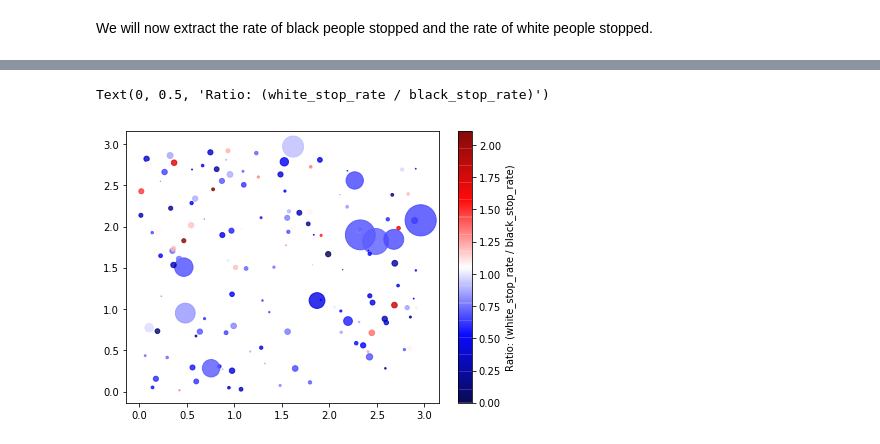
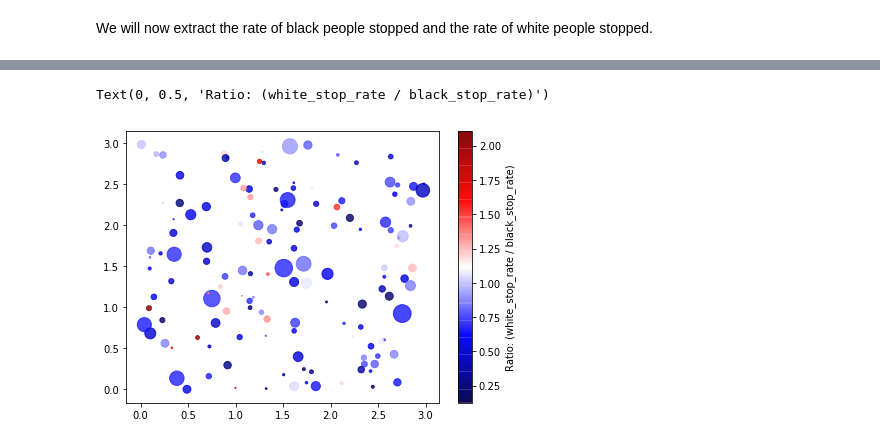
Before and after one commit to epfl-ada/ada-2020-project-milestone-p3-p3_adahn, a Jupyter notebook: Cencus Dataset.ipynb, the cells around one changed output, grey strips where cells are left out. Cells and saved outputs as stored; diff of their text form; code cells hidden in the pictures.

```diff
--- a/Cencus Dataset.ipynb
+++ b/Cencus Dataset.ipynb
@@ -265,3 +272,9 @@ rates.head(10)
+# %%
+# Dataset cleaning
+# Remove entries where the rate of black or white if "inf"
+# That would mean that no black/white are registered in the cencus dataset
+county_to_remove = rates[False == rates['race_stop_rate'].replace([np.inf, -np.inf], np.nan).notna()]['county_name'].values
+rates = rates[False == rates['county_name'].isin(county_to_remove)]
 # %%
 # We now have the rate of black people stopped and the rate of white people stopped
 # We will now compute the ratio of those two different rates
@@ -270,19 +283,20 @@ rates.head(10)
 # If we have ratio > 1:  The rate of white stopped is greater than the rate of black stopped
 # If we have ration < 0: The rate of black stopped is greater than the rate of white stopped
 
-def extract_ratio(race, race_stop_rate, total_stops):
+def extract_ratio(race, race_stop_rate):
     if(race.iloc[0] == 'white'):
         return race_stop_rate.iloc[0]/race_stop_rate.iloc[1]
     else:
         return race_stop_rate.iloc[1]/race_stop_rate.iloc[0]
 
 def appl_merge_rows(x):
-    ratio = extract_ratio(x['subject_race'], x['race_stop_rate'], x['total_stops'])
-    return pd.Series({'total_stops':x['total_stops'].sum(), 'ratio':ratio})
+    ratio = extract_ratio(x['subject_race'], x['race_stop_rate'])
+    return pd.Series({'total_stops':x['total_stops'].sum(), 'ratio':ratio, 'cencus': x['cencus'].values[0]})
 
 ratios = rates.groupby('county_name').apply(lambda x: appl_merge_rows(x))
 
 print("Number of Counties with white_stop_rate > black_stop_rate: ", len(ratios[ratios['ratio'] > 1]))
 print("Number of Counties with white_stop_rate < black_stop_rate: ", len(ratios[ratios['ratio'] < 1]))
+ratios.head(10)
 # %% [output]
 Number of Counties with white_stop_rate > black_stop_rate:  28
@@ -290,22 +316,22 @@ Number of Counties with white_stop_rate < black_stop_rate:  114
 # %%
 
-np.random.seed(42)
+np.random.seed(142)
 
 N = len(ratios)
 x = np.random.rand(N)*3
 y = np.random.rand(N)*3
 colors = np.random.rand(N)
 area = (30 * np.random.rand(N))**2  # 0 to 15 point radii
 
 
 # standardize the total_stops for each county
-total_stops = (ratios['total_stops'] - ratios['total_stops'].mean())/ratios['total_stops'].std()
+total_stops = (ratios['total_stops']/ratios['total_stops'].mean())
 
 plt.figure(figsize=(7, 5))
 
-plt.scatter(x, y, alpha = .8, s=total_stops.values*total_stops.values*50, c = ratios['ratio'].values, cmap = 'seismic')
+plt.scatter(x, y, alpha = .8, s=total_stops.values*50, c = ratios['ratio'].values, cmap = 'seismic')
 cbar = plt.colorbar()
 cbar.ax.set_ylabel('Ratio: (white_stop_rate / black_stop_rate)')
 # %% [output]
 Text(0, 0.5, 'Ratio: (white_stop_rate / black_stop_rate)')
-[figure, old version]
+[figure, new version]
```
Also changed, not shown: parts of 13 cells of this notebook.
